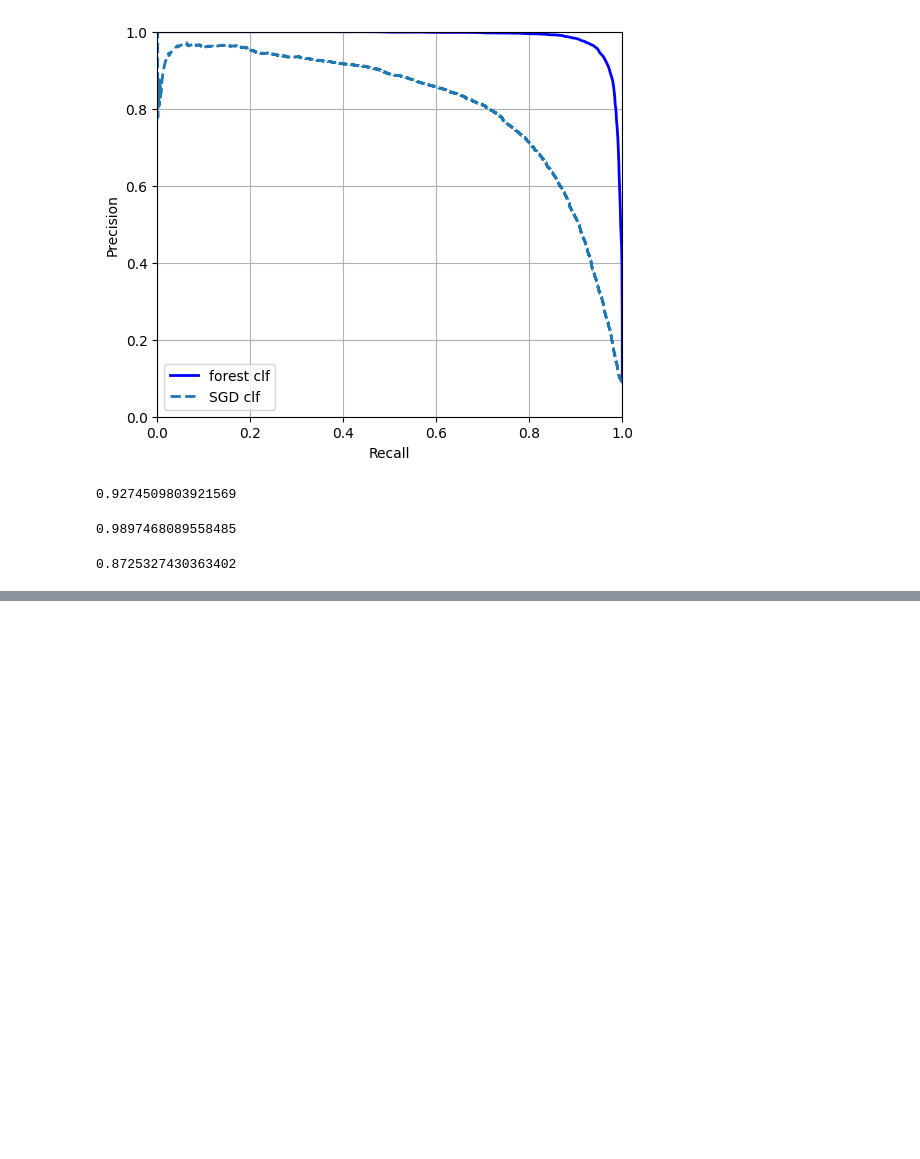
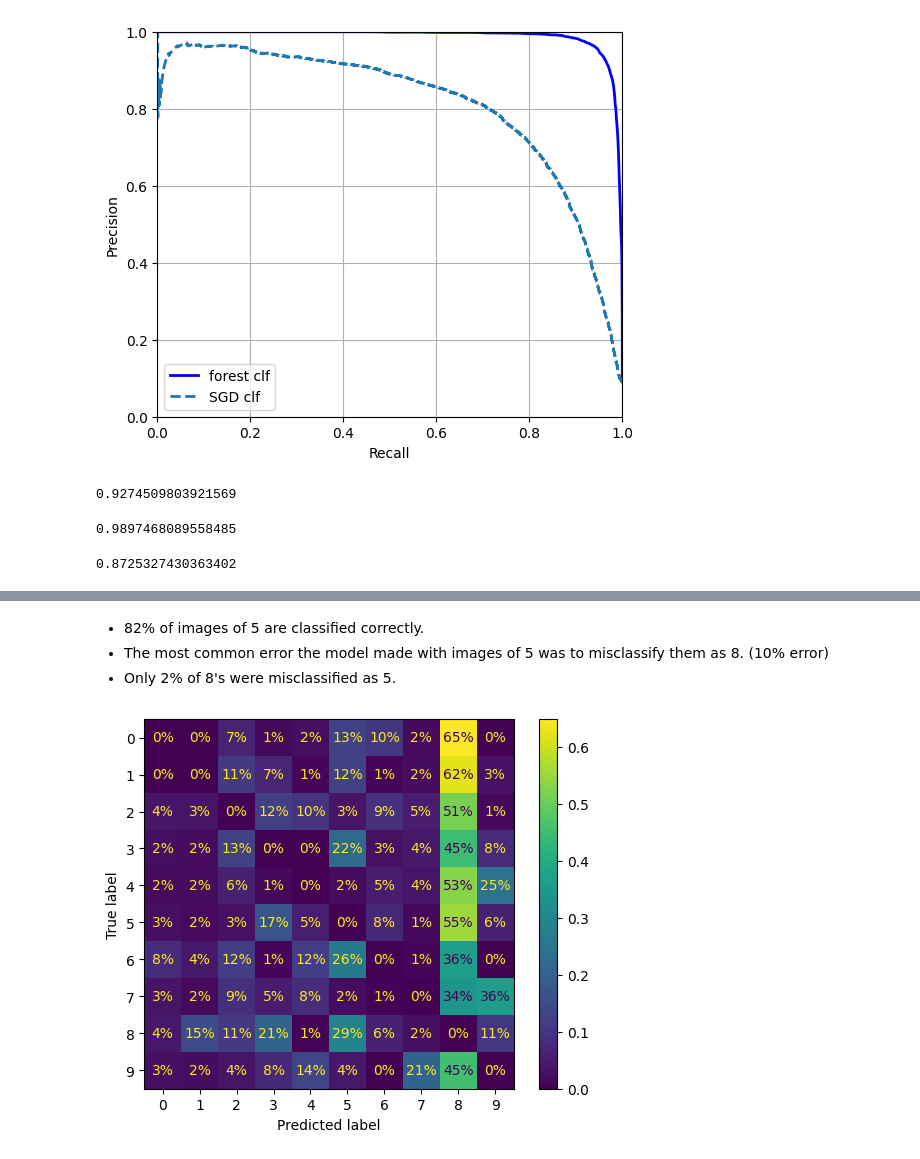
Before and after one commit to jayasuryan-mutyala/HOML, a Jupyter notebook: 3.0-classification/clf.ipynb, the cells around one changed output, grey strips where cells are left out. Drawn from its saved outputs; the diff is of its cells as text; code cells hidden in the pictures; blank space fills up the shorter version.

```diff
--- a/3.0-classification/clf.ipynb
+++ b/3.0-classification/clf.ipynb
@@ -407,0 +502,14 @@ recall_score(y_train_5,y_train_pred_forest)
+# %% [markdown]
+- 82% of images of 5 are classified correctly.
+- The most common error the model made with images of 5 was to misclassify them as 8. (10% error)
+- Only 2% of 8's were misclassified as 5.
+# %%
+sample_weight = (y_train_pred != y_train)
+ConfusionMatrixDisplay.from_predictions(y_train,
+                                        y_train_pred,
+                                        sample_weight=sample_weight,
+                                        normalize='true',
+                                        values_format=".0%")
+plt.show()
+# %% [output]
+[figure, added]
```
Also changed, not shown: parts of 30 cells of this notebook.
